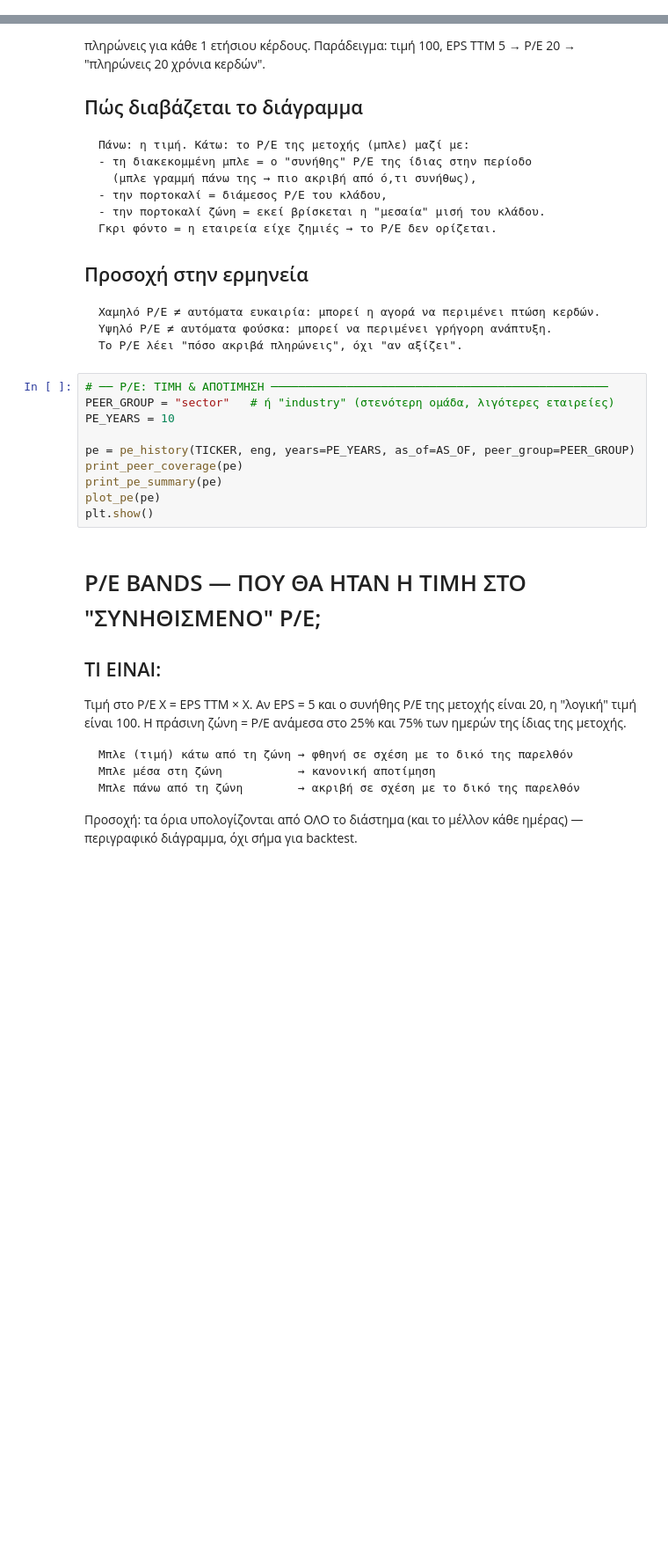
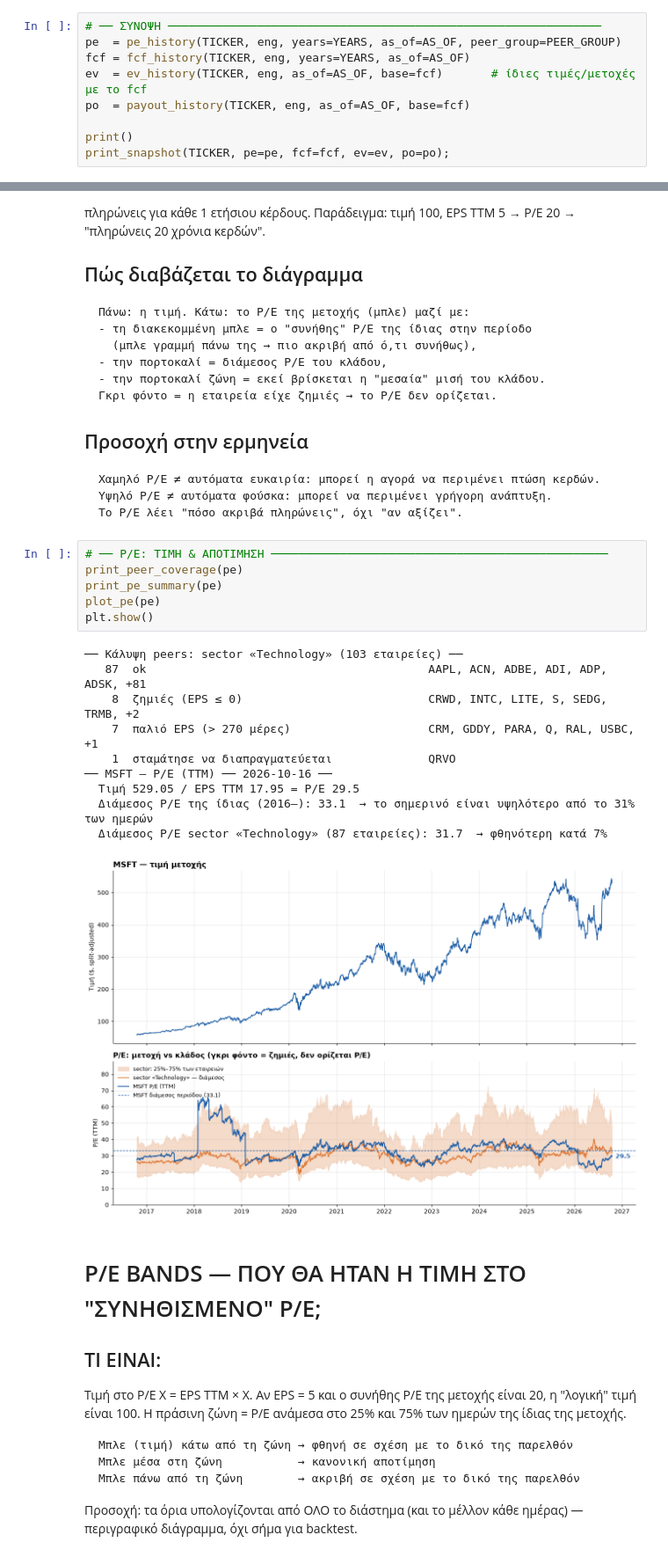
Before and after one commit to GkolfosGeorge/single-asset-analyzer, a Jupyter notebook: single_asset_analyzer.ipynb, the cells around one changed output, grey strips where cells are left out. Shown at 88% size. Saved outputs shown, nothing was run; the diff lists cells and outputs as text; blank space fills up the shorter version.

```diff
--- a/single_asset_analyzer.ipynb
+++ b/single_asset_analyzer.ipynb
@@ -94,0 +67,9 @@ with eng.connect() as c:
+# %%
+# ── ΣΥΝΟΨΗ ───────────────────────────────────────────────────────────────
+pe  = pe_history(TICKER, eng, years=YEARS, as_of=AS_OF, peer_group=PEER_GROUP)
+fcf = fcf_history(TICKER, eng, years=YEARS, as_of=AS_OF)
+ev  = ev_history(TICKER, eng, as_of=AS_OF, base=fcf)       # ίδιες τιμές/μετοχές με το fcf
+po  = payout_history(TICKER, eng, as_of=AS_OF, base=fcf)
+
+print()
+print_snapshot(TICKER, pe=pe, fcf=fcf, ev=ev, po=po);
@@ -185,14 +198,21 @@ P/E = τιμή μετοχής / κέρδη ανά μετοχή των τελευ
     Το P/E λέει "πόσο ακριβά πληρώνεις", όχι "αν αξίζει".
 # %%
 # ── P/E: ΤΙΜΗ & ΑΠΟΤΙΜΗΣΗ ─────────────────────────────────────────────────
-PEER_GROUP = "sector"   # ή "industry" (στενότερη ομάδα, λιγότερες εταιρείες)
-PE_YEARS = 10
-
-pe = pe_history(TICKER, eng, years=PE_YEARS, as_of=AS_OF, peer_group=PEER_GROUP)
 print_peer_coverage(pe)
 print_pe_summary(pe)
 plot_pe(pe)
 plt.show()
+# %% [output]
+── Κάλυψη peers: sector «Technology» (103 εταιρείες) ──
+   87  ok                                         AAPL, ACN, ADBE, ADI, ADP, ADSK, +81
+    8  ζημιές (EPS ≤ 0)                           CRWD, INTC, LITE, S, SEDG, TRMB, +2
+    7  παλιό EPS (> 270 μέρες)                    CRM, GDDY, PARA, Q, RAL, USBC, +1
+    1  σταμάτησε να διαπραγματεύεται              QRVO
+── MSFT — P/E (TTM) ── 2026-10-16 ──
+  Τιμή 529.05 / EPS TTM 17.95 = P/E 29.5
+  Διάμεσος P/E της ίδιας (2016–): 33.1  → το σημερινό είναι υψηλότερο από το 31% των ημερών
+  Διάμεσος P/E sector «Technology» (87 εταιρείες): 31.7  → φθηνότερη κατά 7%
+[figure, added]
 # %% [markdown]
 # P/E BANDS — ΠΟΥ ΘΑ ΗΤΑΝ Η ΤΙΜΗ ΣΤΟ "ΣΥΝΗΘΙΣΜΕΝΟ" P/E;
 ## ΤΙ ΕΙΝΑΙ:
```
Also changed, not shown: parts of 23 cells of this notebook, 4 other files.
